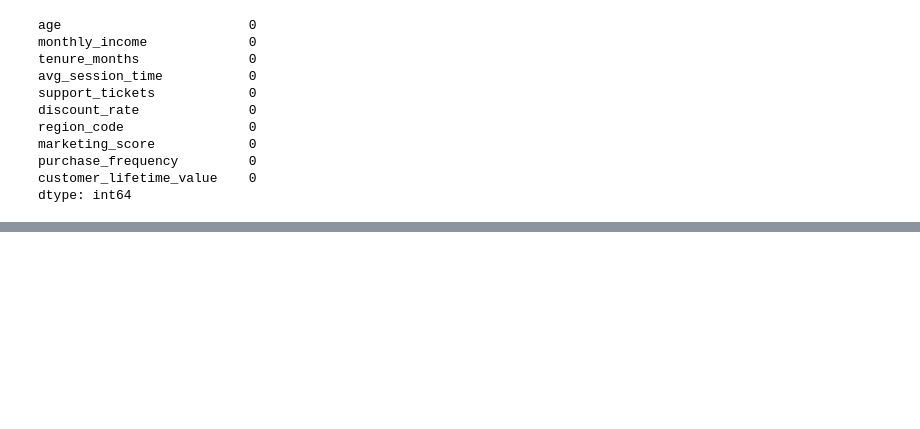
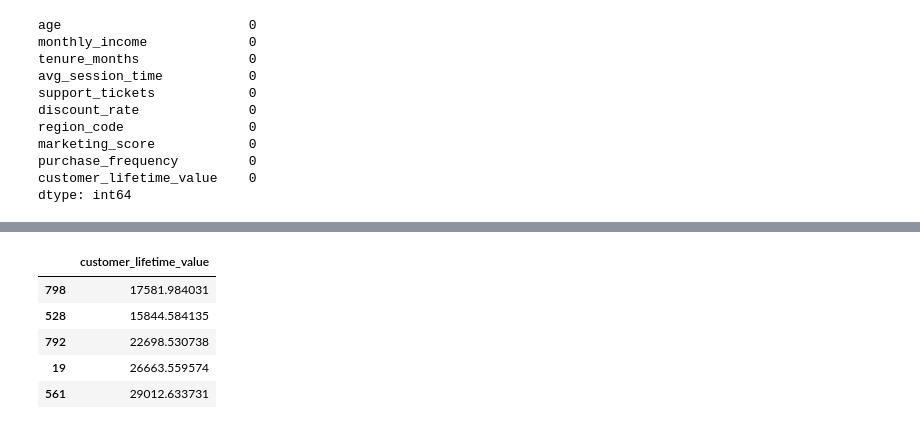
Before and after one commit to Md-Maruf-1727/Machine-Learning-Algorithms, a Jupyter notebook: Regularization (not a algorithm) technique/Customer sales prediction/code.ipynb, the cells around one changed output, grey strips where cells are left out. Cells and saved outputs as stored; diff of their text form; code cells hidden in the pictures; blank space fills up the shorter version.

```diff
--- a/Regularization (not a algorithm) technique/Customer sales prediction/code.ipynb
+++ b/Regularization (not a algorithm) technique/Customer sales prediction/code.ipynb
@@ -336,0 +373,9 @@ dtype: int64
+# %%
+ytrain.head()
+# %% [output]
+|  | customer_lifetime_value |
+| 798 | 17581.984031 |
+| 528 | 15844.584135 |
+| 792 | 22698.530738 |
+| 19 | 26663.559574 |
+| 561 | 29012.633731 |
```
Also changed, not shown: parts of 8 cells of this notebook.
